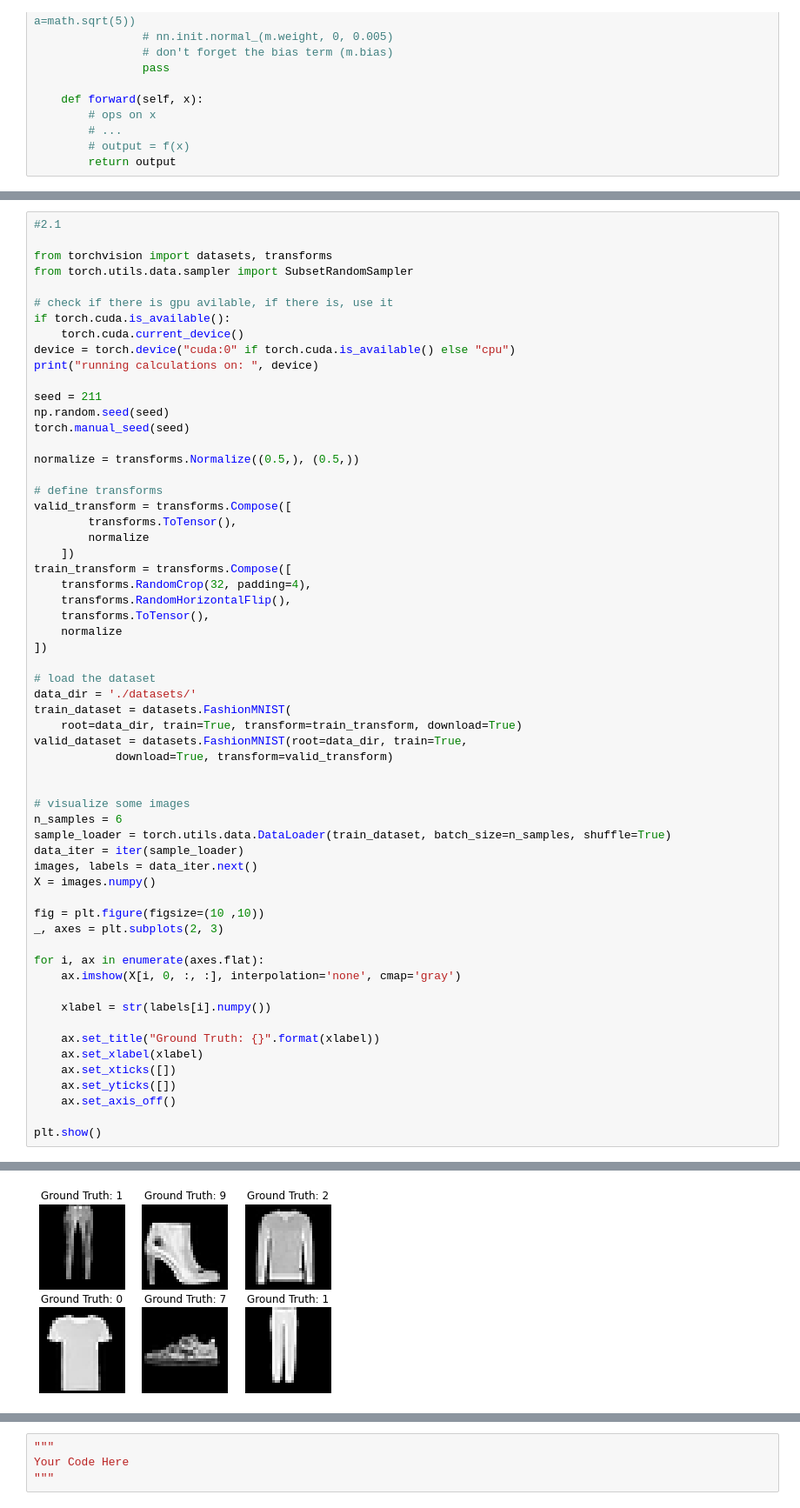
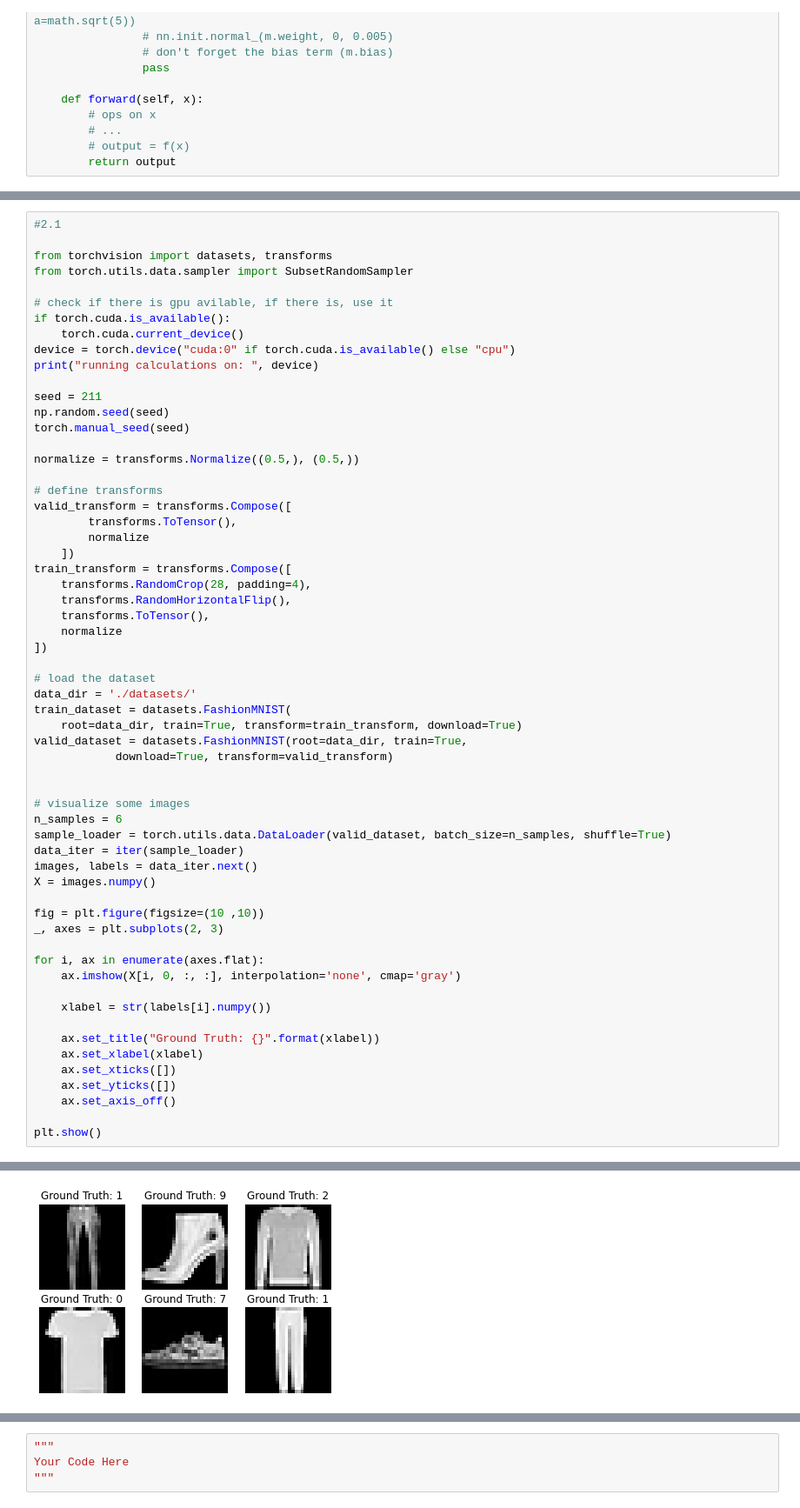
Before and after one commit to ynahum/dl_hw, a Jupyter notebook: hw2/ee046211_hw2_034462796_204034953.ipynb, the cells around one changed output, grey strips where cells are left out. Shown at 87% size. Cells and saved outputs as stored; diff of their text form.

```diff
--- a/hw2/ee046211_hw2_034462796_204034953.ipynb
+++ b/hw2/ee046211_hw2_034462796_204034953.ipynb
@@ -553,7 +553,7 @@ valid_transform = transforms.Compose([
         normalize
     ])
 train_transform = transforms.Compose([
-    transforms.RandomCrop(32, padding=4),
+    transforms.RandomCrop(28, padding=4),
     transforms.RandomHorizontalFlip(),
     transforms.ToTensor(),
     normalize
@@ -564,35 +564,35 @@ data_dir = './datasets/'
 train_dataset = datasets.FashionMNIST(
     root=data_dir, train=True, transform=train_transform, download=True)
 valid_dataset = datasets.FashionMNIST(root=data_dir, train=True,
             download=True, transform=valid_transform)
 
 
 # visualize some images
 n_samples = 6
-sample_loader = torch.utils.data.DataLoader(train_dataset, batch_size=n_samples, shuffle=True)
+sample_loader = torch.utils.data.DataLoader(valid_dataset, batch_size=n_samples, shuffle=True)
 data_iter = iter(sample_loader)
 images, labels = data_iter.next()
 X = images.numpy()
 
 fig = plt.figure(figsize=(10 ,10))
 _, axes = plt.subplots(2, 3)
 
 for i, ax in enumerate(axes.flat):
     ax.imshow(X[i, 0, :, :], interpolation='none', cmap='gray')
 
     xlabel = str(labels[i].numpy())
 
     ax.set_title("Ground Truth: {}".format(xlabel))
     ax.set_xlabel(xlabel)
     ax.set_xticks([])
     ax.set_yticks([])
     ax.set_axis_off()
 
 plt.show()
 # %% [output]
 running calculations on:  cuda:0
 <Figure size 720x720 with 0 Axes>
-[figure, old version]
+[figure, new version]
 # %%
 #2.2
 
```
Also changed, not shown: parts of 5 cells of this notebook.
